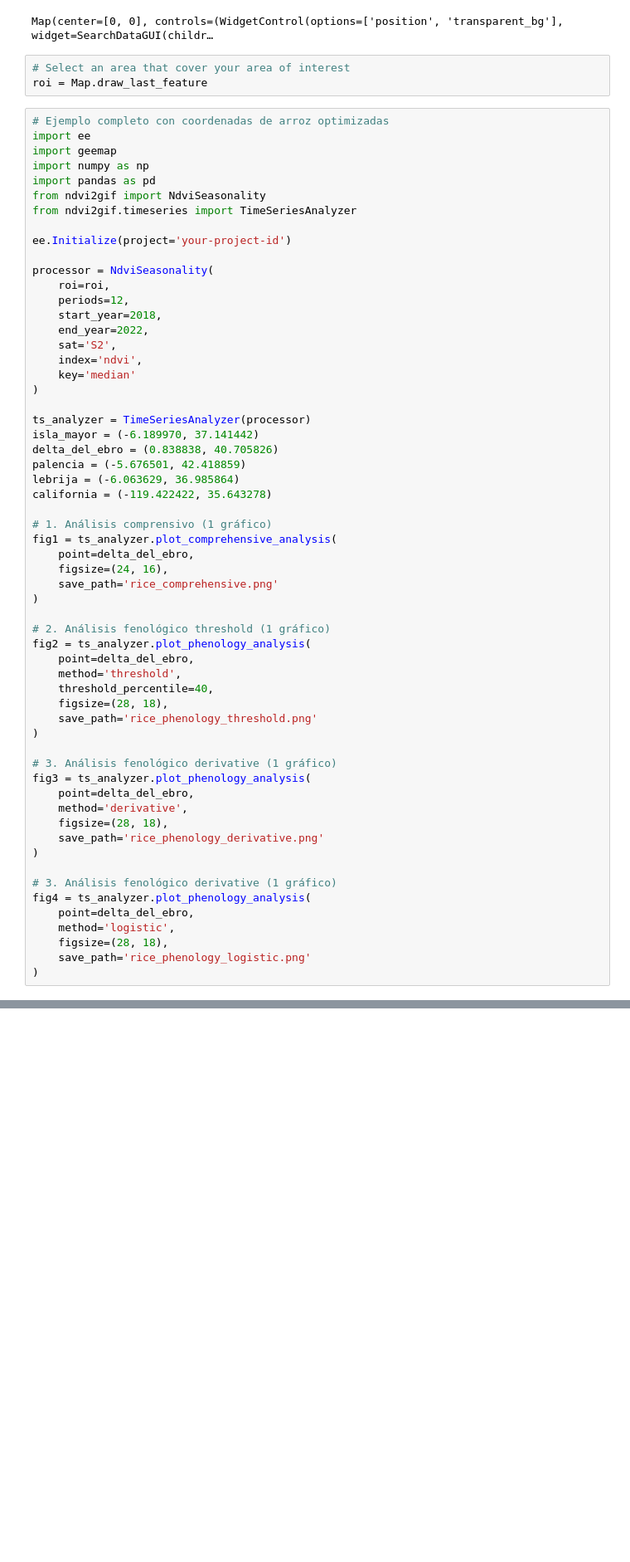
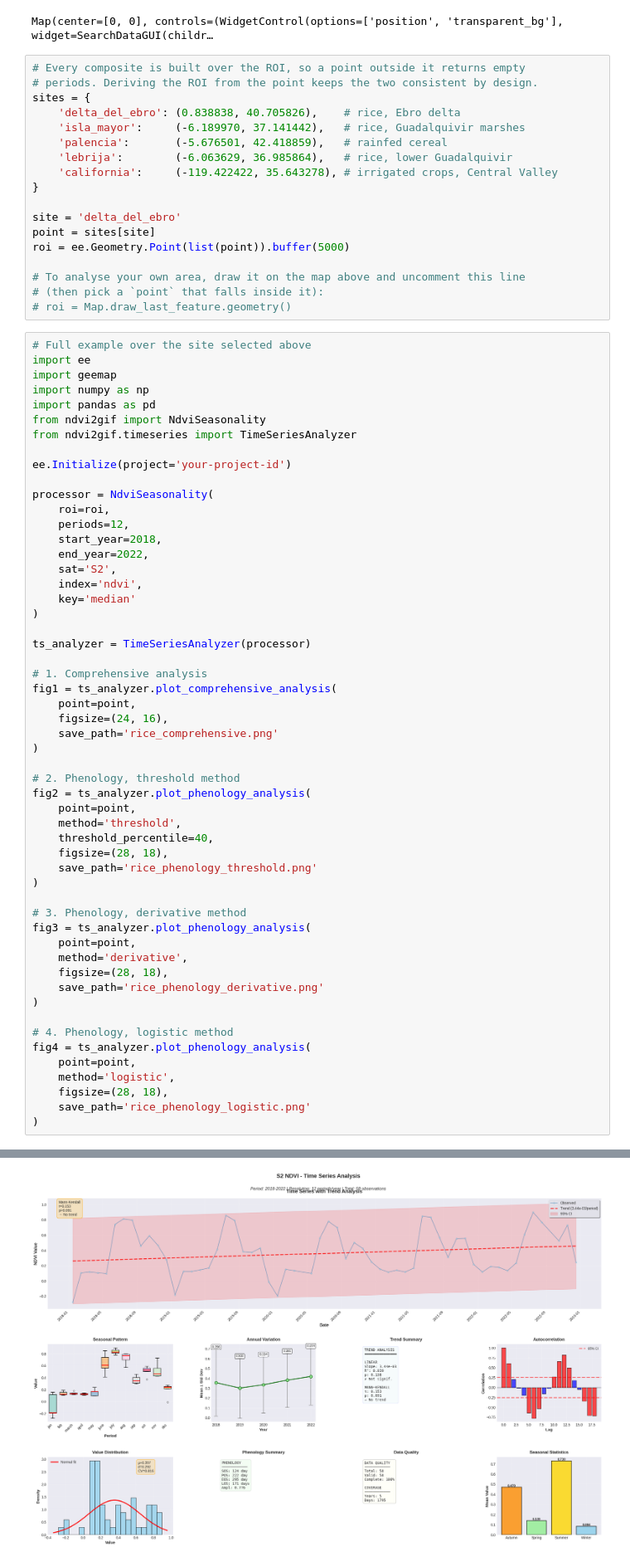
Before and after one commit to Digdgeo/Ndvi2Gif, a Jupyter notebook: book/notebooks/03_time_series_analysis.ipynb, the cells around one changed output, grey strips where cells are left out. Shown at 83% size. Cells and saved outputs as stored; diff of their text form; blank space fills up the shorter version.

```diff
--- a/book/notebooks/03_time_series_analysis.ipynb
+++ b/book/notebooks/03_time_series_analysis.ipynb
@@ -39,10 +25,25 @@ Map
 # %% [output]
 Map(center=[0, 0], controls=(WidgetControl(options=['position', 'transparent_bg'], widget=SearchDataGUI(childr…
 # %%
-# Select an area that cover your area of interest
-roi = Map.draw_last_feature
+# Every composite is built over the ROI, so a point outside it returns empty
+# periods. Deriving the ROI from the point keeps the two consistent by design.
+sites = {
+    'delta_del_ebro': (0.838838, 40.705826),    # rice, Ebro delta
+    'isla_mayor':     (-6.189970, 37.141442),   # rice, Guadalquivir marshes
+    'palencia':       (-5.676501, 42.418859),   # rainfed cereal
+    'lebrija':        (-6.063629, 36.985864),   # rice, lower Guadalquivir
+    'california':     (-119.422422, 35.643278), # irrigated crops, Central Valley
+}
+
+site = 'delta_del_ebro'
+point = sites[site]
+roi = ee.Geometry.Point(list(point)).buffer(5000)
+
+# To analyse your own area, draw it on the map above and uncomment this line
+# (then pick a `point` that falls inside it):
+# roi = Map.draw_last_feature.geometry()
 # %%
-# Ejemplo completo con coordenadas de arroz optimizadas
+# Full example over the site selected above
 import ee
 import geemap
 import numpy as np
@@ -63,40 +64,36 @@ processor = NdviSeasonality(
 )
 
 ts_analyzer = TimeSeriesAnalyzer(processor)
-isla_mayor = (-6.189970, 37.141442)
-delta_del_ebro = (0.838838, 40.705826)
-palencia = (-5.676501, 42.418859)
-lebrija = (-6.063629, 36.985864)
-california = (-119.422422, 35.643278)
 
-# 1. Análisis comprensivo (1 gráfico)
+# 1. Comprehensive analysis
 fig1 = ts_analyzer.plot_comprehensive_analysis(
-    point=delta_del_ebro,
+    point=point,
     figsize=(24, 16),
     save_path='rice_comprehensive.png'
 )
 
-# 2. Análisis fenológico threshold (1 gráfico)
+# 2. Phenology, threshold method
 fig2 = ts_analyzer.plot_phenology_analysis(
-    point=delta_del_ebro,
+    point=point,
     method='threshold',
     threshold_percentile=40,
     figsize=(28, 18),
     save_path='rice_phenology_threshold.png'
 )
 
-# 3. Análisis fenológico derivative (1 gráfico)
+# 3. Phenology, derivative method
 fig3 = ts_analyzer.plot_phenology_analysis(
-    point=delta_del_ebro,
+    point=point,
     method='derivative',
     figsize=(28, 18),
     save_path='rice_phenology_derivative.png'
 )
 
-# 3. Análisis fenológico derivative (1 gráfico)
+# 4. Phenology, logistic method
 fig4 = ts_analyzer.plot_phenology_analysis(
-    point=delta_del_ebro,
+    point=point,
     method='logistic',
     figsize=(28, 18),
     save_path='rice_phenology_logistic.png'
 )
+# %% [output]
@@ -102,0 +117 @@ fig4 = ts_analyzer.plot_phenology_analysis(
+[figure, added]
```
Also changed, not shown: parts of 7 cells of this notebook.
